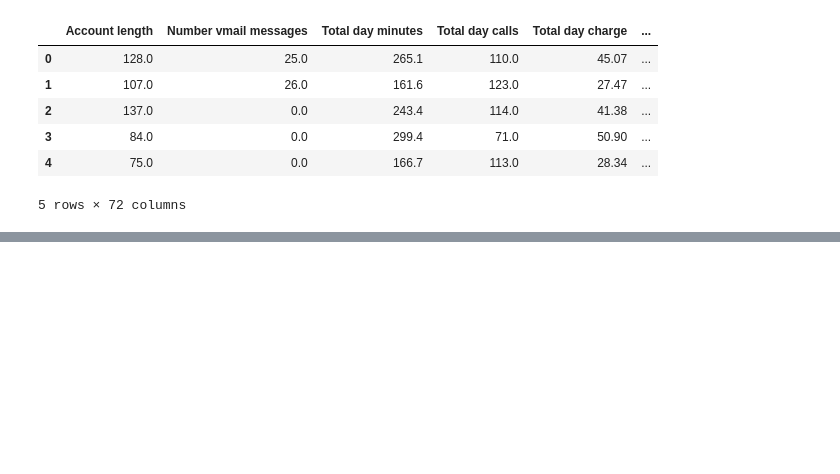
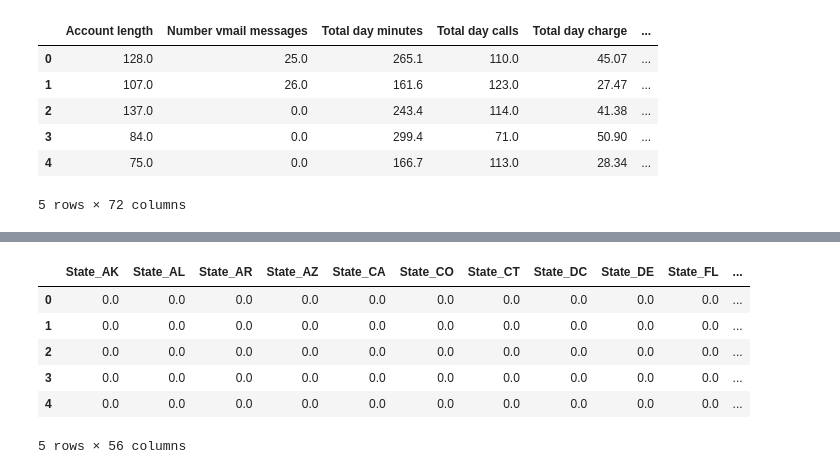
Before and after one commit to kangand/1000ml, a Jupyter notebook: unit5_project/Data prep.ipynb, the cells around one changed output, grey strips where cells are left out. Cells and saved outputs as stored; diff of their text form; code cells hidden in the pictures; blank space fills up the shorter version.

```diff
--- a/unit5_project/Data prep.ipynb
+++ b/unit5_project/Data prep.ipynb
@@ -215,0 +226,15 @@ teledf2.to_csv('data/teledf.csv', index = False)
+# %%
+# categorical variables
+
+cat_vt = VarianceThreshold(threshold=0.1)
+
+cat_var_df = teledf2[transformed_nomcat + bin_var]
+cat_var_df.head()
+# %% [output]
+|  | State_AK | State_AL | State_AR | State_AZ | State_CA | State_CO | State_CT | State_DC | State_DE | State_FL | ... |
+| 0 | 0.0 | 0.0 | 0.0 | 0.0 | 0.0 | 0.0 | 0.0 | 0.0 | 0.0 | 0.0 | ... |
+| 1 | 0.0 | 0.0 | 0.0 | 0.0 | 0.0 | 0.0 | 0.0 | 0.0 | 0.0 | 0.0 | ... |
+| 2 | 0.0 | 0.0 | 0.0 | 0.0 | 0.0 | 0.0 | 0.0 | 0.0 | 0.0 | 0.0 | ... |
+| 3 | 0.0 | 0.0 | 0.0 | 0.0 | 0.0 | 0.0 | 0.0 | 0.0 | 0.0 | 0.0 | ... |
+| 4 | 0.0 | 0.0 | 0.0 | 0.0 | 0.0 | 0.0 | 0.0 | 0.0 | 0.0 | 0.0 | ... |
+5 rows × 56 columns
```
Also changed, not shown: parts of 22 cells of this notebook.
